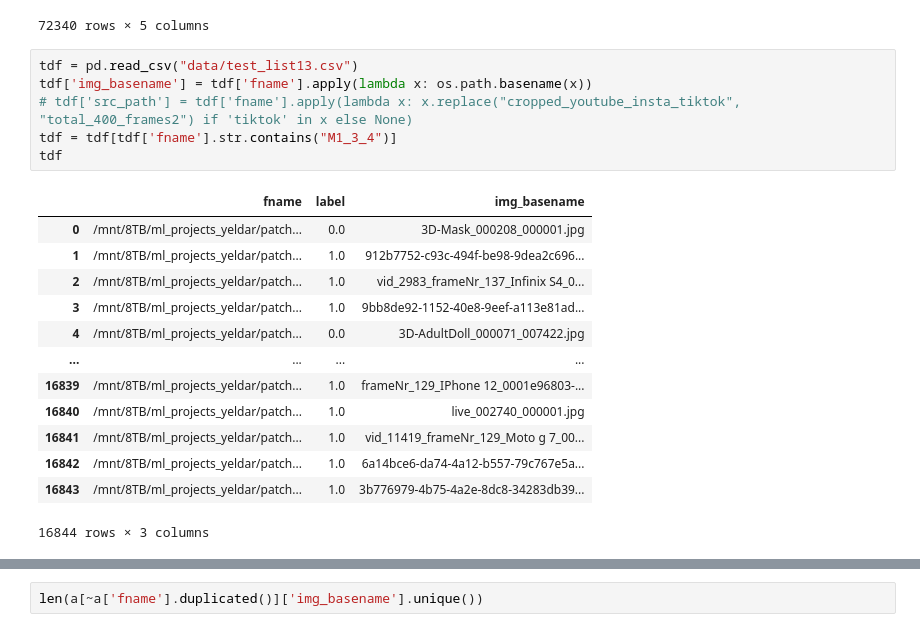
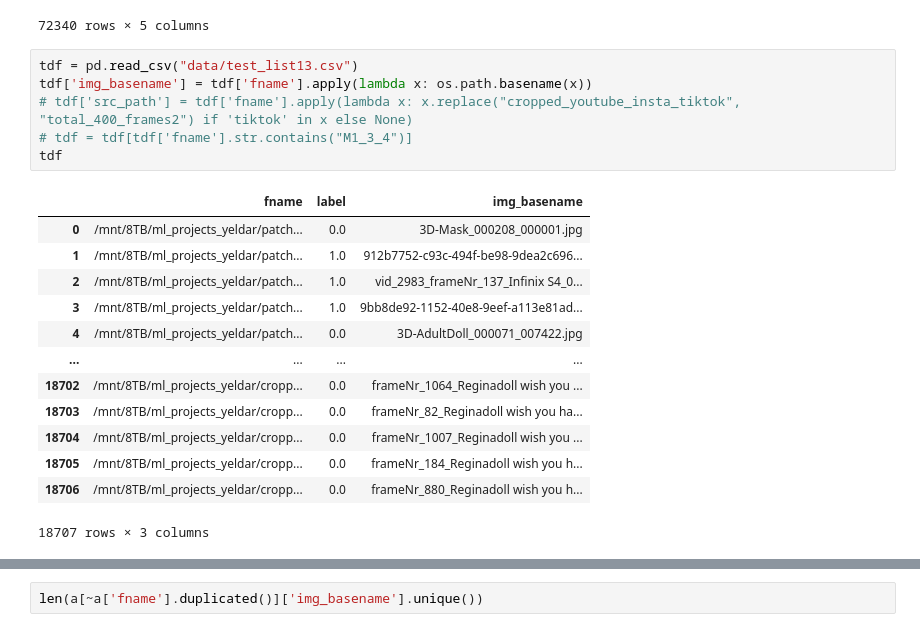
Before and after one commit to biometrickz/SSAN, a Jupyter notebook: data_analysis.ipynb, the cells around one changed output, grey strips where cells are left out. Drawn from its saved outputs; the diff is of its cells as text.

```diff
--- a/data_analysis.ipynb
+++ b/data_analysis.ipynb
@@ -26,23 +62,23 @@ df
 # %%
 tdf = pd.read_csv("data/test_list13.csv")
 tdf['img_basename'] = tdf['fname'].apply(lambda x: os.path.basename(x))
 # tdf['src_path'] = tdf['fname'].apply(lambda x: x.replace("cropped_youtube_insta_tiktok", "total_400_frames2") if 'tiktok' in x else None)
-tdf = tdf[tdf['fname'].str.contains("M1_3_4")]
+# tdf = tdf[tdf['fname'].str.contains("M1_3_4")]
 tdf
 # %% [output]
 |  | fname | label | img_basename |
 | 0 | /mnt/8TB/ml_projects_yeldar/patch... | 0.0 | 3D-Mask_000208_000001.jpg |
 | 1 | /mnt/8TB/ml_projects_yeldar/patch... | 1.0 | 912b7752-c93c-494f-be98-9dea2c696... |
 | 2 | /mnt/8TB/ml_projects_yeldar/patch... | 1.0 | vid_2983_frameNr_137_Infinix S4_0... |
 | 3 | /mnt/8TB/ml_projects_yeldar/patch... | 1.0 | 9bb8de92-1152-40e8-9eef-a113e81ad... |
 | 4 | /mnt/8TB/ml_projects_yeldar/patch... | 0.0 | 3D-AdultDoll_000071_007422.jpg |
 | ... | ... | ... | ... |
-| 16839 | /mnt/8TB/ml_projects_yeldar/patch... | 1.0 | frameNr_129_IPhone 12_0001e96803-... |
-| 16840 | /mnt/8TB/ml_projects_yeldar/patch... | 1.0 | live_002740_000001.jpg |
-| 16841 | /mnt/8TB/ml_projects_yeldar/patch... | 1.0 | vid_11419_frameNr_129_Moto g 7_00... |
-| 16842 | /mnt/8TB/ml_projects_yeldar/patch... | 1.0 | 6a14bce6-da74-4a12-b557-79c767e5a... |
-| 16843 | /mnt/8TB/ml_projects_yeldar/patch... | 1.0 | 3b776979-4b75-4a2e-8dc8-34283db39... |
+| 18702 | /mnt/8TB/ml_projects_yeldar/cropp... | 0.0 | frameNr_1064_Reginadoll wish you ... |
+| 18703 | /mnt/8TB/ml_projects_yeldar/cropp... | 0.0 | frameNr_82_Reginadoll wish you ha... |
+| 18704 | /mnt/8TB/ml_projects_yeldar/cropp... | 0.0 | frameNr_1007_Reginadoll wish you ... |
+| 18705 | /mnt/8TB/ml_projects_yeldar/cropp... | 0.0 | frameNr_184_Reginadoll wish you h... |
+| 18706 | /mnt/8TB/ml_projects_yeldar/cropp... | 0.0 | frameNr_880_Reginadoll wish you h... |
-16844 rows × 3 columns
+18707 rows × 3 columns
 # %%
 test_data = pd.merge(tdf, df, on=['img_basename'], how='left')
 # test_data = test_data.drop(columns=['label_y', 'image_name'])
```
Also changed, not shown: parts of 8 cells of this notebook, 4 other files.
